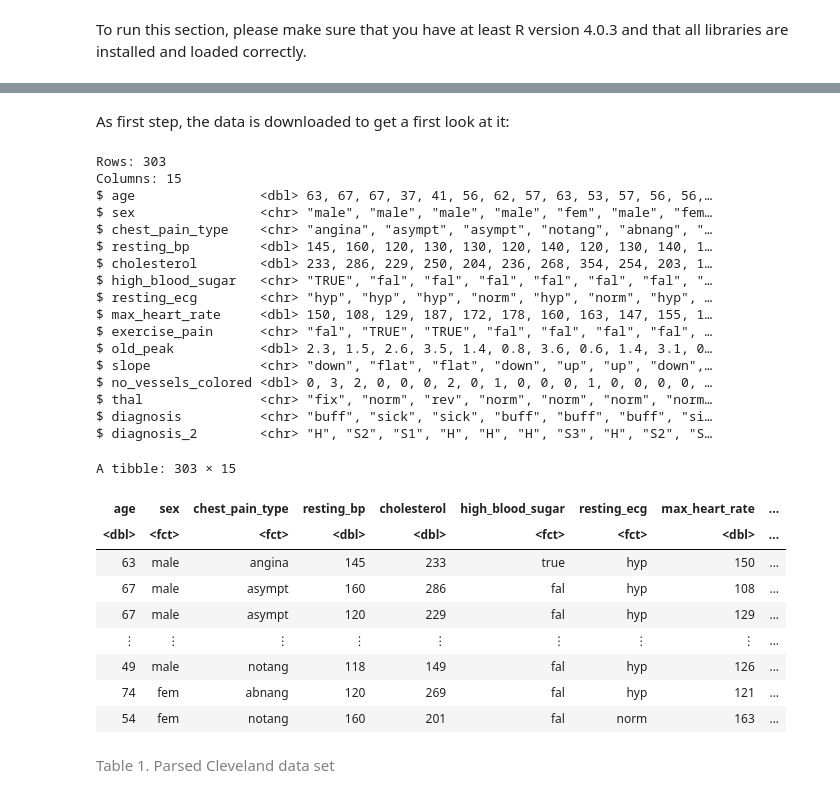
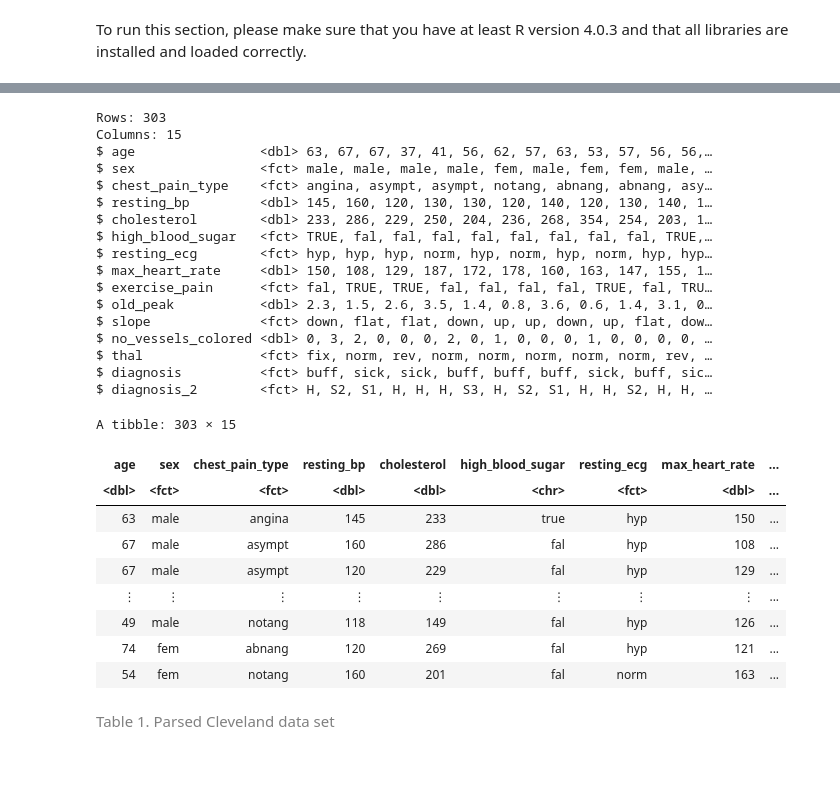
Before and after one commit to DSCI-310-2023/dsci-310-group-03, a Jupyter notebook: notebook/heart_disease_classification.ipynb, the cells around one changed output, grey strips where cells are left out. Drawn from its saved outputs; the diff is of its cells as text; code cells hidden in the pictures; blank space fills up the shorter version.

Commit message:
use load_data and clean_data scripts in notebook

```diff
--- a/notebook/heart_disease_classification.ipynb
+++ b/notebook/heart_disease_classification.ipynb
@@ -44,53 +44,51 @@ The following object is masked from 'package:lubridate':
-# %% [markdown]
-As first step, the data is downloaded to get a first look at it:
 # %%
-# Load data file and set column names
-cleveland <- read_delim("data/heart_disease_data.csv",
-                        col_names = c('age','sex','chest_pain_type','resting_bp','cholesterol','high_blood_sugar','resting_ecg',
-                                      'max_heart_rate','exercise_pain','old_peak','slope','no_vessels_colored','thal',
-                                      'diagnosis','diagnosis_2'),
-                        delim = ",",
-                        show_col_types = FALSE,
-                        na = "?")
-glimpse(cleveland)
+source("../R/01-load_data.R")
+
+# Load data file, set column names and column types
+path <- "/home/jovyan/work/data/raw/heart_disease_data.csv"
+names <- c('age','sex','chest_pain_type','resting_bp','cholesterol','high_blood_sugar','resting_ecg',
+           'max_heart_rate','exercise_pain','old_peak','slope','no_vessels_colored','thal',
+           'diagnosis','diagnosis_2')
+
+cleveland <- load_data(path, names, na_values = "?")
 # %% [output]
 Rows: 303
 Columns: 15
 $ age                <dbl> 63, 67, 67, 37, 41, 56, 62, 57, 63, 53, 57, 56, 56,…
-$ sex                <chr> "male", "male", "male", "male", "fem", "male", "fem…
-$ chest_pain_type    <chr> "angina", "asympt", "asympt", "notang", "abnang", "…
+$ sex                <fct> male, male, male, male, fem, male, fem, fem, male, …
+$ chest_pain_type    <fct> angina, asympt, asympt, notang, abnang, abnang, asy…
 $ resting_bp         <dbl> 145, 160, 120, 130, 130, 120, 140, 120, 130, 140, 1…
 $ cholesterol        <dbl> 233, 286, 229, 250, 204, 236, 268, 354, 254, 203, 1…
-$ high_blood_sugar   <chr> "TRUE", "fal", "fal", "fal", "fal", "fal", "fal", "…
-$ resting_ecg        <chr> "hyp", "hyp", "hyp", "norm", "hyp", "norm", "hyp", …
+$ high_blood_sugar   <fct> TRUE, fal, fal, fal, fal, fal, fal, fal, fal, TRUE,…
+$ resting_ecg        <fct> hyp, hyp, hyp, norm, hyp, norm, hyp, norm, hyp, hyp…
 $ max_heart_rate     <dbl> 150, 108, 129, 187, 172, 178, 160, 163, 147, 155, 1…
-$ exercise_pain      <chr> "fal", "TRUE", "TRUE", "fal", "fal", "fal", "fal", …
+$ exercise_pain      <fct> fal, TRUE, TRUE, fal, fal, fal, fal, TRUE, fal, TRU…
 $ old_peak           <dbl> 2.3, 1.5, 2.6, 3.5, 1.4, 0.8, 3.6, 0.6, 1.4, 3.1, 0…
-$ slope              <chr> "down", "flat", "flat", "down", "up", "up", "down",…
+$ slope              <fct> down, flat, flat, down, up, up, down, up, flat, dow…
 $ no_vessels_colored <dbl> 0, 3, 2, 0, 0, 0, 2, 0, 1, 0, 0, 0, 1, 0, 0, 0, 0, …
-$ thal               <chr> "fix", "norm", "rev", "norm", "norm", "norm", "norm…
-$ diagnosis          <chr> "buff", "sick", "sick", "buff", "buff", "buff", "si…
-$ diagnosis_2        <chr> "H", "S2", "S1", "H", "H", "H", "S3", "H", "S2", "S…
+$ thal               <fct> fix, norm, rev, norm, norm, norm, norm, norm, rev, …
+$ diagnosis          <fct> buff, sick, sick, buff, buff, buff, sick, buff, sic…
+$ diagnosis_2        <fct> H, S2, S1, H, H, H, S3, H, S2, S1, H, H, S2, H, H, …
-# %%
-# transform column to appropriate type and cleaning data frame
-cleveland <- cleveland %>%
-                mutate(no_vessels_colored = as.numeric(no_vessels_colored),
-                       high_blood_sugar = sub('TRUE', 'true',high_blood_sugar),    # replace 'fal' with FALSE for readability
-                       exercise_pain = sub('TRUE', 'true',exercise_pain),
-                       diagnosis = sub('buff','healthy', diagnosis)) %>%           # replace 'buff' with 'healthy' for readability
-                mutate_if(is.character, as.factor)
-cleveland
-# %% [output]
-A tibble: 303 × 15
-| age | sex | chest_pain_type | resting_bp | cholesterol | high_blood_sugar | resting_ecg | max_heart_rate | ... |
-| <dbl> | <fct> | <fct> | <dbl> | <dbl> | <fct> | <fct> | <dbl> | ... |
-| 63 | male | angina | 145 | 233 | true | hyp | 150 | ... |
-| 67 | male | asympt | 160 | 286 | fal | hyp | 108 | ... |
-| 67 | male | asympt | 120 | 229 | fal | hyp | 129 | ... |
-| ⋮ | ⋮ | ⋮ | ⋮ | ⋮ | ⋮ | ⋮ | ⋮ | ... |
-| 49 | male | notang | 118 | 149 | fal | hyp | 126 | ... |
-| 74 | fem | abnang | 120 | 269 | fal | hyp | 121 | ... |
-| 54 | fem | notang | 160 | 201 | fal | norm | 163 | ... |
+# %%
+source("../R/02-clean_data.R")
+
+# replace values in dataframe for readability
+cleveland <- cleveland %>%
+                sub_values(high_blood_sugar, replacement = 'true', original = 'TRUE') %>%
+                sub_values(exercise_pain, replacement = 'true', original = 'TRUE') %>%
+                sub_values(diagnosis, replacement = 'healthy', original = 'buff')
+cleveland
+# %% [output]
+A tibble: 303 × 15
+| age | sex | chest_pain_type | resting_bp | cholesterol | high_blood_sugar | resting_ecg | max_heart_rate | ... |
+| <dbl> | <fct> | <fct> | <dbl> | <dbl> | <chr> | <fct> | <dbl> | ... |
+| 63 | male | angina | 145 | 233 | true | hyp | 150 | ... |
+| 67 | male | asympt | 160 | 286 | fal | hyp | 108 | ... |
+| 67 | male | asympt | 120 | 229 | fal | hyp | 129 | ... |
+| ⋮ | ⋮ | ⋮ | ⋮ | ⋮ | ⋮ | ⋮ | ⋮ | ... |
+| 49 | male | notang | 118 | 149 | fal | hyp | 126 | ... |
+| 74 | fem | abnang | 120 | 269 | fal | hyp | 121 | ... |
+| 54 | fem | notang | 160 | 201 | fal | norm | 163 | ... |
 # %% [markdown]
 <span style="color: gray;">Table 1. Parsed Cleveland data set</span>
 # %% [markdown]
```
Also changed, not shown: parts of 15 cells of this notebook.
